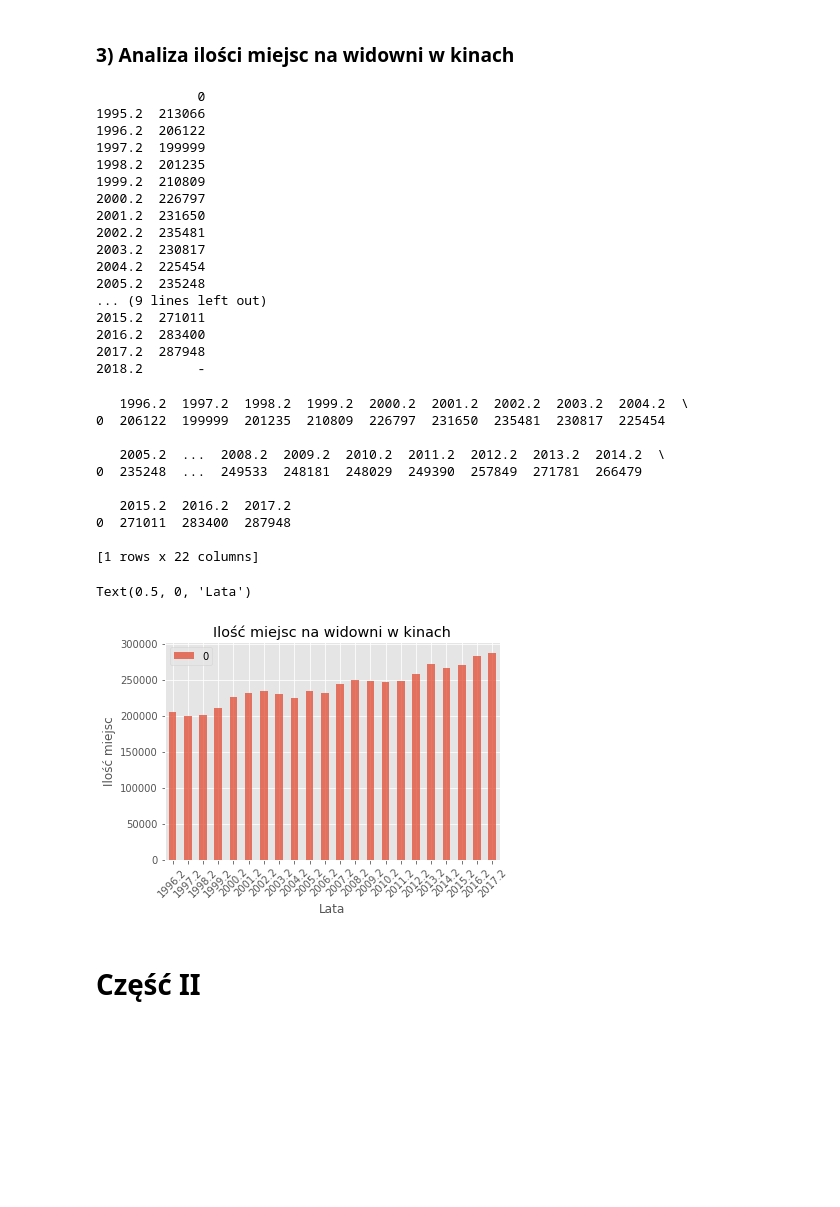
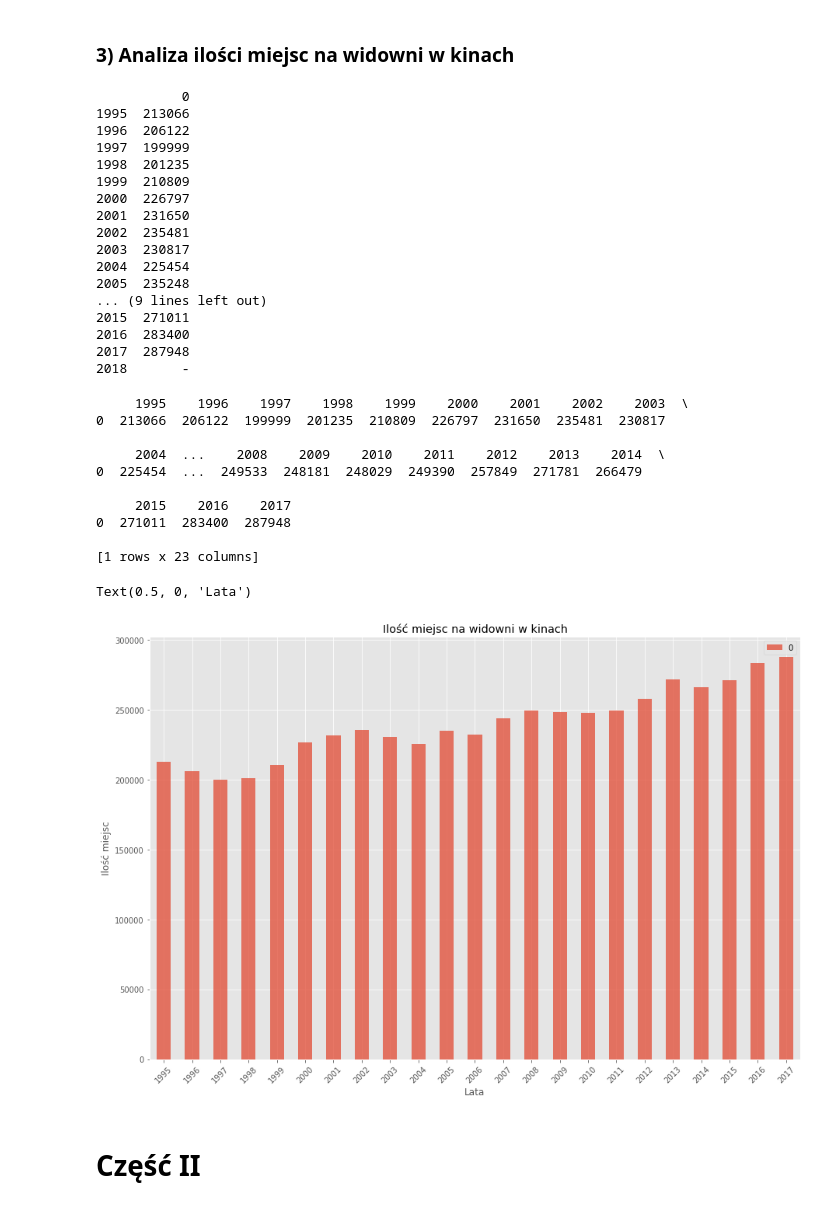
Before and after one commit to ejszja/ELEMENTY_STATYSTYKI, a Jupyter notebook: projekt.ipynb, the cells around one changed output. Drawn from its saved outputs; the diff is of its cells as text; code cells hidden in the pictures; blank space fills up the shorter version.

```diff
--- a/projekt.ipynb
+++ b/projekt.ipynb
@@ -2,13 +2,13 @@
 <h1>Elementy statystyki opisowej - projekt Joanny Książczyk, AD 2018/2019</h1>
 # %%
 import glob #Unix style pathname pattern expansion
-import csv
 import numpy as np #bazy danych
 import matplotlib.pyplot as plt #wykresy
 import matplotlib.mlab as mlab #wykresy
 %matplotlib inline
-import datetime #czas, przyda się potem
+import datetime #czas
 import csv #czytanie plików csv
 import pandas as pd #wykresy, histogramy
+plt.rcParams['figure.figsize'] = [15, 10] #wymiary wykresów w matplotlib
 # %%
 #ŚCIEŻKI DOSTĘPU
@@ -183,49 +154,51 @@ Text(0.5, 0, 'Lata')
 # %%
 miejsca=[]
 miejsca=data.iloc[0:1,50:74]
+for i in range(0,len(lata)):
+    miejsca.columns.values[i]=lata[i]
 miejsca = miejsca.transpose()
 print(miejsca)
 # %% [output]
-             0
-1995.2  213066
-1996.2  206122
-1997.2  199999
-1998.2  201235
-1999.2  210809
-2000.2  226797
-2001.2  231650
-2002.2  235481
-2003.2  230817
-2004.2  225454
-2005.2  235248
+           0
+1995  213066
+1996  206122
+1997  199999
+1998  201235
+1999  210809
+2000  226797
+2001  231650
+2002  235481
+2003  230817
+2004  225454
+2005  235248
 ... (9 lines left out)
-2015.2  271011
-2016.2  283400
-2017.2  287948
-2018.2       -
+2015  271011
+2016  283400
+2017  287948
+2018       -
 # %%
-miejsca2=data.iloc[0:1,51:73]
+miejsca2=data.iloc[0:1,50:73]
 print(miejsca2)
 miejsca2=miejsca2.astype(float)
 plt.style.use('ggplot')
 miejsca2.T.plot(alpha=0.75, rot=45,kind='bar')
 
 plt.title("Ilość miejsc na widowni w kinach")
 plt.ylabel("Ilość miejsc")
 plt.xlabel("Lata")
 # %% [output]
-   1996.2  1997.2  1998.2  1999.2  2000.2  2001.2  2002.2  2003.2  2004.2  \
-0  206122  199999  201235  210809  226797  231650  235481  230817  225454
+     1995    1996    1997    1998    1999    2000    2001    2002    2003  \
+0  213066  206122  199999  201235  210809  226797  231650  235481  230817
 
-   2005.2  ...  2008.2  2009.2  2010.2  2011.2  2012.2  2013.2  2014.2  \
-0  235248  ...  249533  248181  248029  249390  257849  271781  266479
+     2004  ...    2008    2009    2010    2011    2012    2013    2014  \
+0  225454  ...  249533  248181  248029  249390  257849  271781  266479
 
-   2015.2  2016.2  2017.2
+     2015    2016    2017
 0  271011  283400  287948
 
-[1 rows x 22 columns]
+[1 rows x 23 columns]
 Text(0.5, 0, 'Lata')
-[figure, old version]
+[figure, new version]
 # %% [markdown]
 <h1>Część II</h1>
 # %% [markdown]
```
Also changed, not shown: parts of 30 cells of this notebook.
